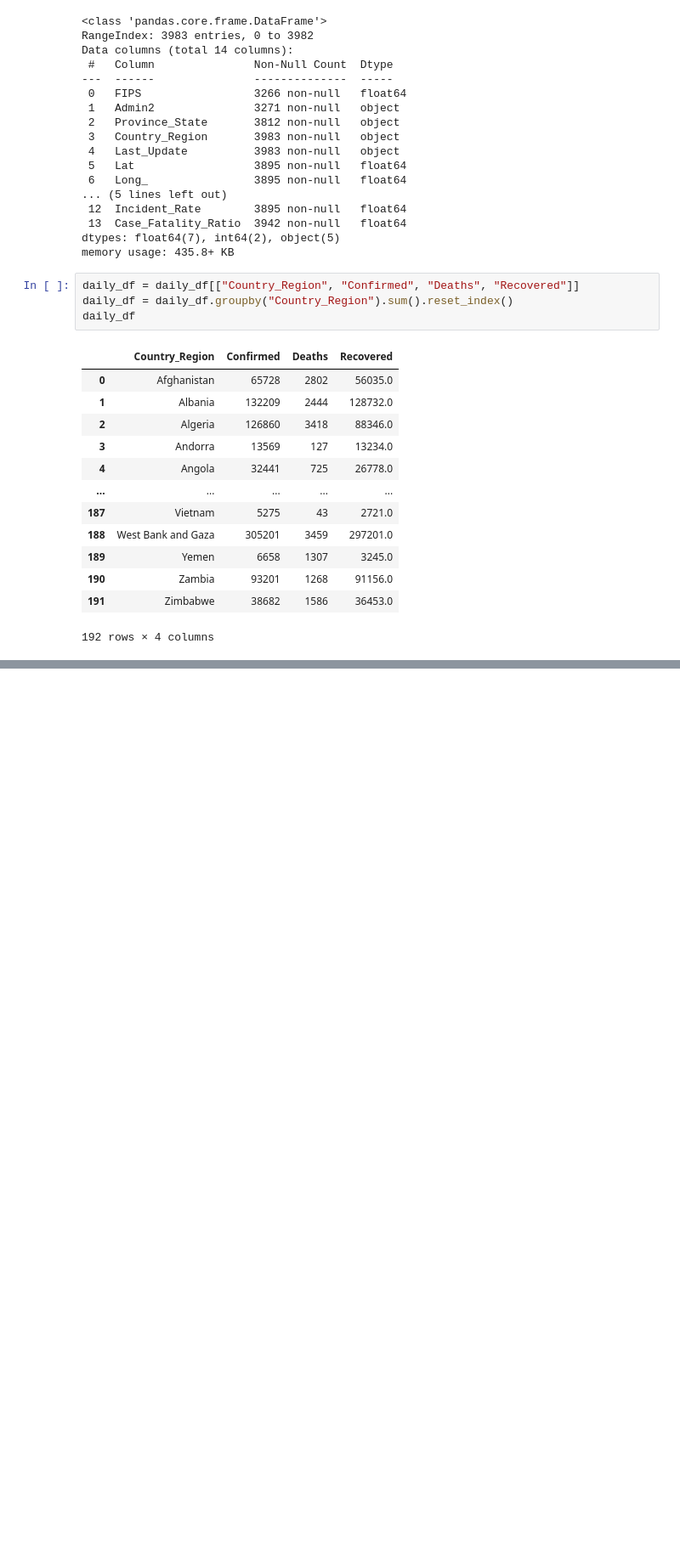
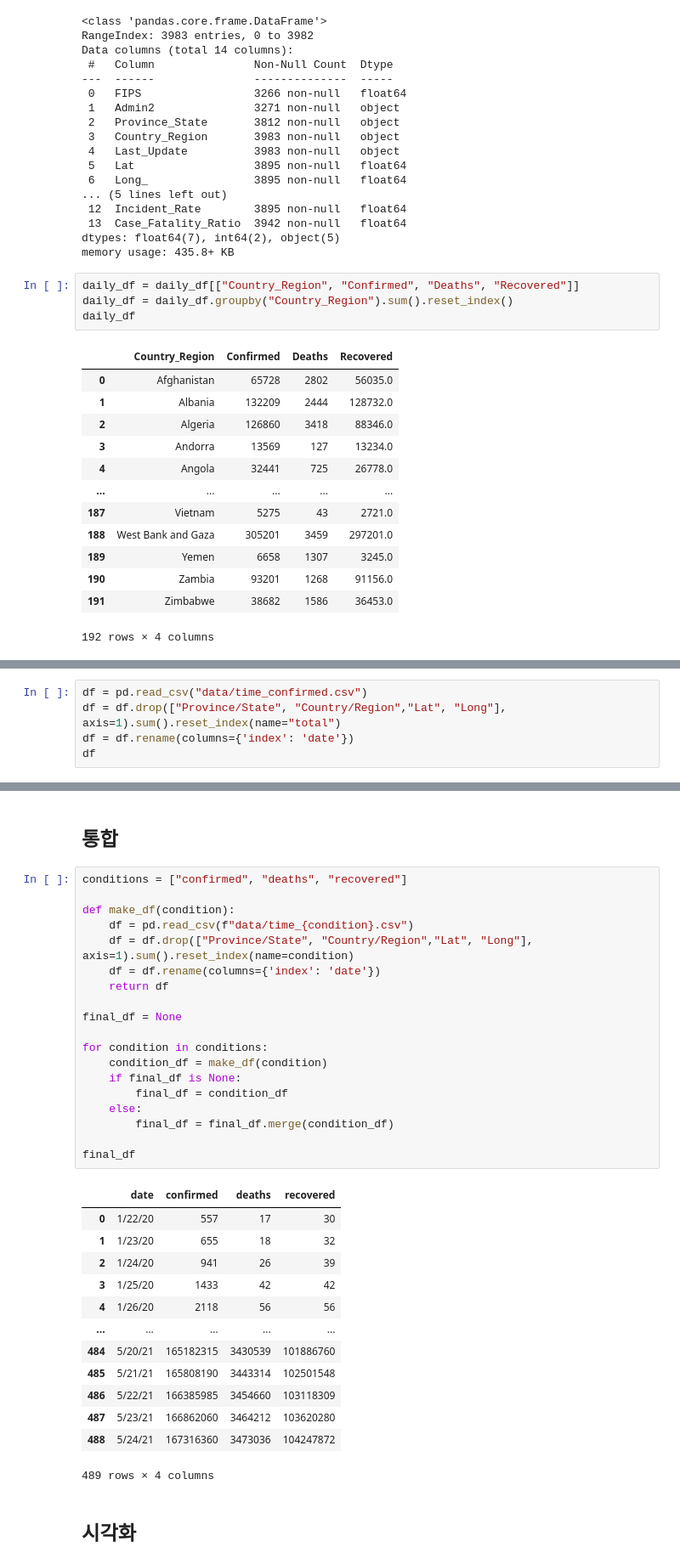
Before and after one commit to sigmadream/python-covid19-map, a Jupyter notebook: getting-pandas.ipynb, the cells around one changed output, grey strips where cells are left out. Shown at 85% size. Drawn from its saved outputs; the diff is of its cells as text; blank space fills up the shorter version.

```diff
--- a/getting-pandas.ipynb
+++ b/getting-pandas.ipynb
@@ -44,0 +49,5 @@ daily_df
+# %%
+df = pd.read_csv("data/time_confirmed.csv")
+df = df.drop(["Province/State", "Country/Region","Lat", "Long"], axis=1).sum().reset_index(name="total")
+df = df.rename(columns={'index': 'date'})
+df
@@ -44,0 +68,37 @@ daily_df
+# %% [markdown]
+##  통합
+# %%
+conditions = ["confirmed", "deaths", "recovered"]
+
+def make_df(condition):
+    df = pd.read_csv(f"data/time_{condition}.csv")
+    df = df.drop(["Province/State", "Country/Region","Lat", "Long"], axis=1).sum().reset_index(name=condition)
+    df = df.rename(columns={'index': 'date'})
+    return df
+
+final_df = None
+
+for condition in conditions:
+    condition_df = make_df(condition)
+    if final_df is None:
+        final_df = condition_df
+    else:
+        final_df = final_df.merge(condition_df)
+
+final_df
+# %% [output]
+|  | date | confirmed | deaths | recovered |
+| 0 | 1/22/20 | 557 | 17 | 30 |
+| 1 | 1/23/20 | 655 | 18 | 32 |
+| 2 | 1/24/20 | 941 | 26 | 39 |
+| 3 | 1/25/20 | 1433 | 42 | 42 |
+| 4 | 1/26/20 | 2118 | 56 | 56 |
+| ... | ... | ... | ... | ... |
+| 484 | 5/20/21 | 165182315 | 3430539 | 101886760 |
+| 485 | 5/21/21 | 165808190 | 3443314 | 102501548 |
+| 486 | 5/22/21 | 166385985 | 3454660 | 103118309 |
+| 487 | 5/23/21 | 166862060 | 3464212 | 103620280 |
+| 488 | 5/24/21 | 167316360 | 3473036 | 104247872 |
+489 rows × 4 columns
+# %% [markdown]
+## 시각화
```
Also changed, not shown: parts of 6 cells of this notebook, 3 other files.
